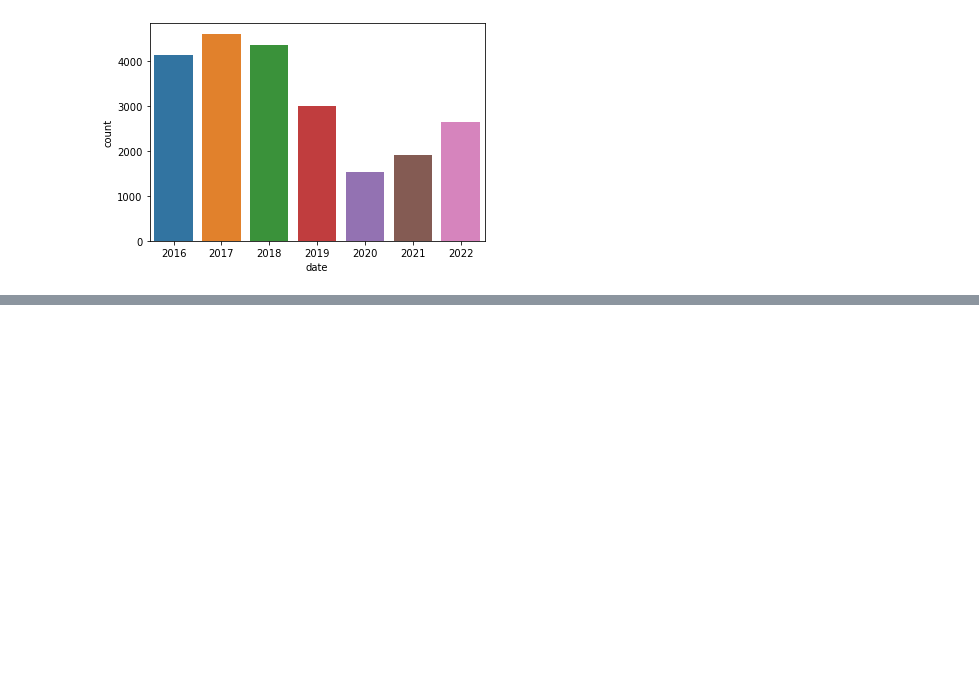
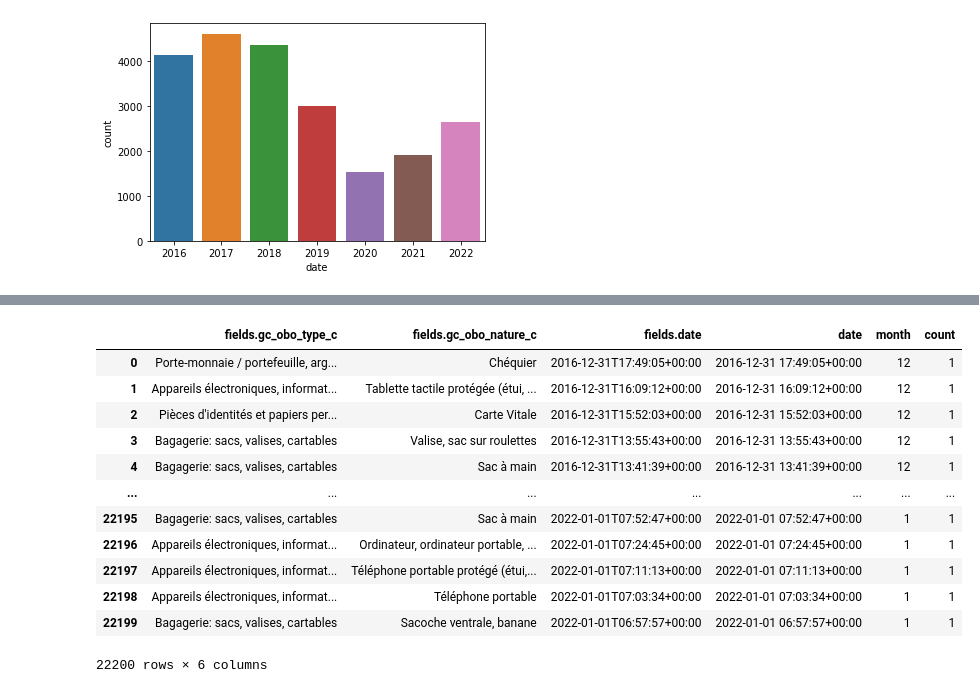
Before and after one commit to Flockyy/time-series, a Jupyter notebook: sncf-api.ipynb, the cells around one changed output, grey strips where cells are left out. Saved outputs shown, nothing was run; the diff lists cells and outputs as text; code cells hidden in the pictures; blank space fills up the shorter version.

```diff
--- a/sncf-api.ipynb
+++ b/sncf-api.ipynb
@@ -187,2 +187,18 @@ res
+# %%
+alltimedf
+# %% [output]
+|  | fields.gc_obo_type_c | fields.gc_obo_nature_c | fields.date | date | month | count |
+| 0 | Porte-monnaie / portefeuille, arg... | Chéquier | 2016-12-31T17:49:05+00:00 | 2016-12-31 17:49:05+00:00 | 12 | 1 |
+| 1 | Appareils électroniques, informat... | Tablette tactile protégée (étui, ... | 2016-12-31T16:09:12+00:00 | 2016-12-31 16:09:12+00:00 | 12 | 1 |
+| 2 | Pièces d'identités et papiers per... | Carte Vitale | 2016-12-31T15:52:03+00:00 | 2016-12-31 15:52:03+00:00 | 12 | 1 |
+| 3 | Bagagerie: sacs, valises, cartables | Valise, sac sur roulettes | 2016-12-31T13:55:43+00:00 | 2016-12-31 13:55:43+00:00 | 12 | 1 |
+| 4 | Bagagerie: sacs, valises, cartables | Sac à main | 2016-12-31T13:41:39+00:00 | 2016-12-31 13:41:39+00:00 | 12 | 1 |
+| ... | ... | ... | ... | ... | ... | ... |
+| 22195 | Bagagerie: sacs, valises, cartables | Sac à main | 2022-01-01T07:52:47+00:00 | 2022-01-01 07:52:47+00:00 | 1 | 1 |
+| 22196 | Appareils électroniques, informat... | Ordinateur, ordinateur portable, ... | 2022-01-01T07:24:45+00:00 | 2022-01-01 07:24:45+00:00 | 1 | 1 |
+| 22197 | Appareils électroniques, informat... | Téléphone portable protégé (étui,... | 2022-01-01T07:11:13+00:00 | 2022-01-01 07:11:13+00:00 | 1 | 1 |
+| 22198 | Appareils électroniques, informat... | Téléphone portable | 2022-01-01T07:03:34+00:00 | 2022-01-01 07:03:34+00:00 | 1 | 1 |
+| 22199 | Bagagerie: sacs, valises, cartables | Sacoche ventrale, banane | 2022-01-01T06:57:57+00:00 | 2022-01-01 06:57:57+00:00 | 1 | 1 |
+22200 rows × 6 columns
 # %%
 alltimedf.to_sql('records', con=con, if_exists='replace')
```
Also changed, not shown: parts of 2 cells of this notebook, 8 other files.
